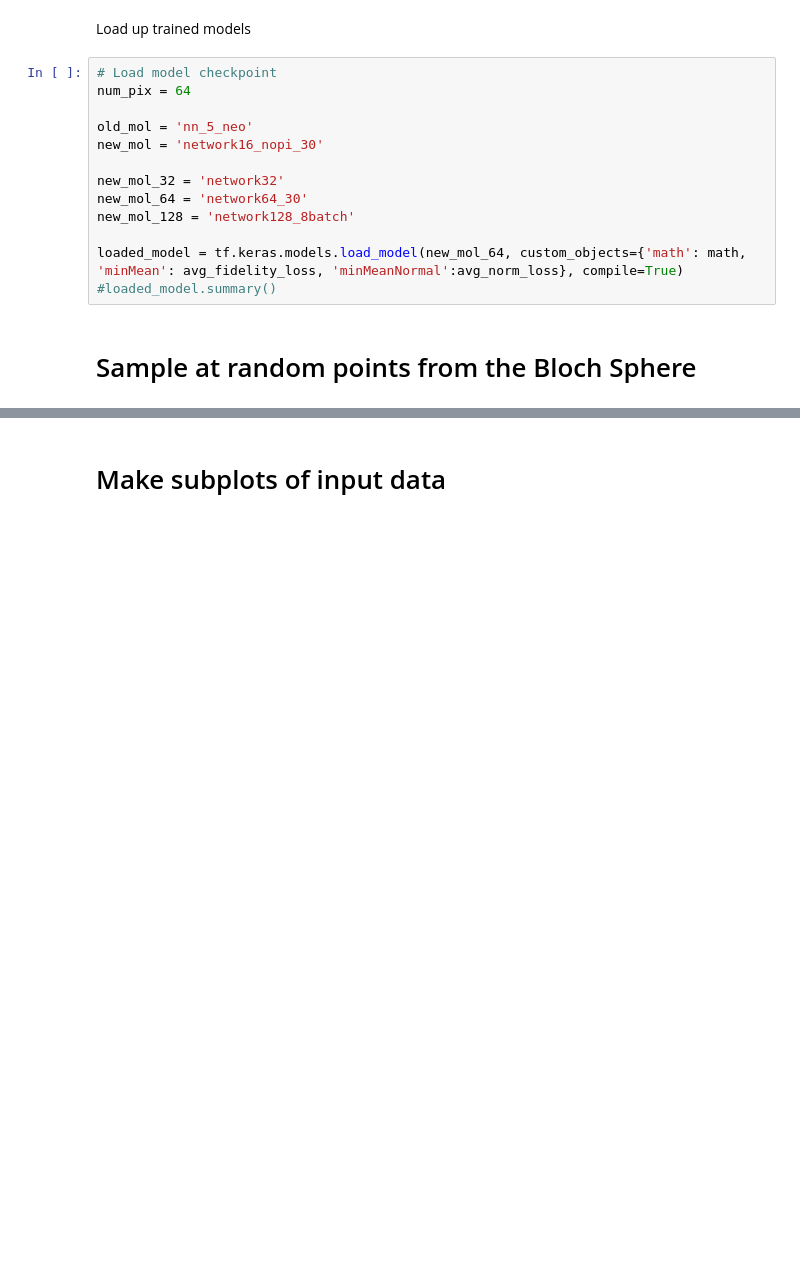
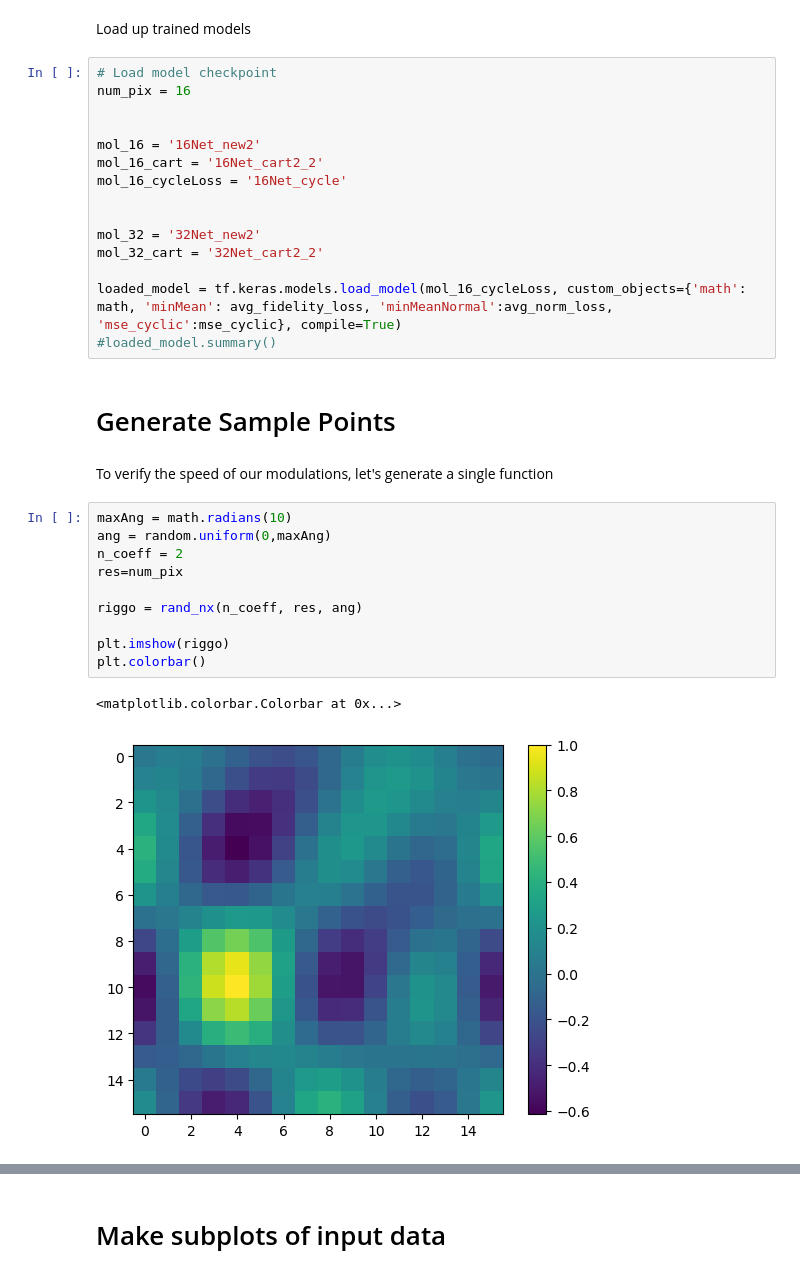
Before and after one commit to TareqJ1000/QPT_NN, a Jupyter notebook: test_maps.ipynb, the cells around one changed output, grey strips where cells are left out. Saved outputs shown, nothing was run; the diff lists cells and outputs as text; blank space fills up the shorter version.

```diff
--- a/test_maps.ipynb
+++ b/test_maps.ipynb
@@ -32,16 +21,33 @@ FREE
 Load up trained models
 # %%
 # Load model checkpoint
-num_pix = 64
+num_pix = 16
 
-old_mol = 'nn_5_neo'
-new_mol = 'network16_nopi_30'
 
-new_mol_32 = 'network32'
-new_mol_64 = 'network64_30'
-new_mol_128 = 'network128_8batch'
+mol_16 = '16Net_new2'
+mol_16_cart = '16Net_cart2_2'
+mol_16_cycleLoss = '16Net_cycle'
 
-loaded_model = tf.keras.models.load_model(new_mol_64, custom_objects={'math': math, 'minMean': avg_fidelity_loss, 'minMeanNormal':avg_norm_loss}, compile=True)
+
+mol_32 = '32Net_new2'
+mol_32_cart = '32Net_cart2_2'
+
+loaded_model = tf.keras.models.load_model(mol_16_cycleLoss, custom_objects={'math': math, 'minMean': avg_fidelity_loss, 'minMeanNormal':avg_norm_loss, 'mse_cyclic':mse_cyclic}, compile=True)
 #loaded_model.summary()
 # %% [markdown]
-# Sample at random points from the Bloch Sphere
+# Generate Sample Points
+# %% [markdown]
+To verify the speed of our modulations, let's generate a single function
+# %%
+maxAng = math.radians(10)
+ang = random.uniform(0,maxAng)
+n_coeff = 2
+res=num_pix
+
+riggo = rand_nx(n_coeff, res, ang)
+
+plt.imshow(riggo)
+plt.colorbar()
+# %% [output]
+<matplotlib.colorbar.Colorbar at 0x...>
+[figure, added]
```
Also changed, not shown: parts of 30 cells of this notebook, 7 other files.
